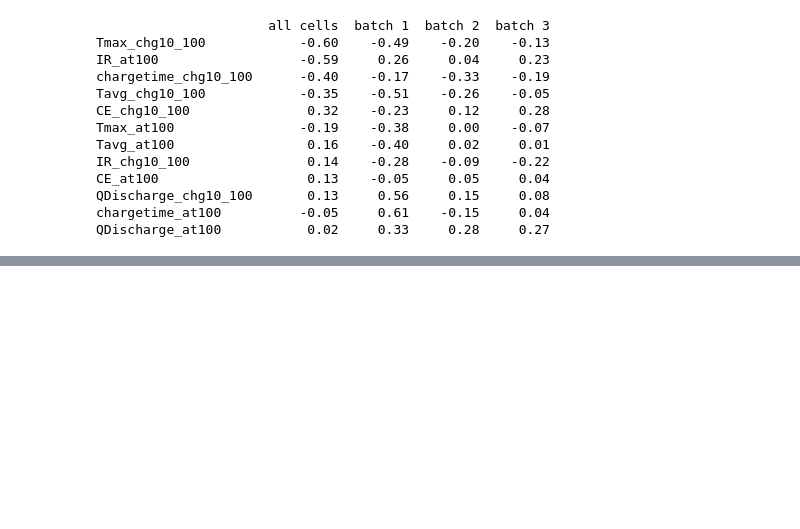
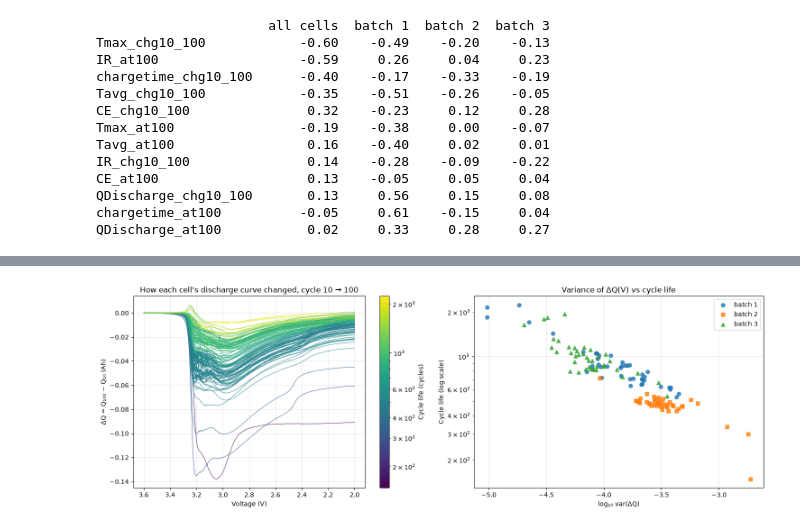
Before and after one commit to Jaiyeolacole/ChargeSense, a Jupyter notebook: model/EDA.ipynb, the cells around one changed output, grey strips where cells are left out. Saved outputs shown, nothing was run; the diff lists cells and outputs as text; code cells hidden in the pictures; blank space fills up the shorter version.

```diff
--- a/model/EDA.ipynb
+++ b/model/EDA.ipynb
@@ -236,6 +236,72 @@ QDischarge_chg10_100       0.13     0.56     0.15     0.08
 chargetime_at100          -0.05     0.61    -0.15     0.04
 QDischarge_at100           0.02     0.33     0.28     0.27
 # %%
-print(pd.read_csv("processed/cells_meta.csv").head())
-print(pd.read_csv("processed/early_features.csv").head())
+# ===================== Cell 6: ΔQ(V) features (cycle 100 − cycle 10) =====================
+from scipy.stats import spearmanr
+
+V = np.linspace(3.6, 2.0, 1000)    # Qdlin is Q(V) interpolated on this voltage grid (1000 points)
+J10, J100 = 9, 99                  # 0-based positions in the cycles array -> cycle 10 and cycle 100
+
+def get_qdlin(f, i, j):
+    """Discharge capacity as a function of voltage, Q(V), for cell i, cycle position j."""
+    cycles = f[f["batch"]["cycles"][i, 0]]
+    return np.array(f[cycles["Qdlin"][j, 0]]).ravel().astype(float)
+
+dq_rows, dq_curves = [], {}
+for _, r in cells.iterrows():
+    f = files[r.batch]
+    q10, q100 = get_qdlin(f, r.cell, J10), get_qdlin(f, r.cell, J100)
+
+    # sanity checks: right length, and not an empty/garbage cycle
+    if len(q10) != 1000 or len(q100) != 1000 or np.nanmax(q10) < 0.5 or np.nanmax(q100) < 0.5:
+        print(f"check {r.cell_id}: len {len(q10)}/{len(q100)}, max Q {np.nanmax(q10):.2f}/{np.nanmax(q100):.2f}")
+        continue
+
+    dq = q100 - q10                # ΔQ(V): how the discharge curve changed between cycle 10 and 100
+    dq_curves[r.cell_id] = dq
+    dq_rows.append({
+        "cell_id":    r.cell_id,
+        "log_var_dQ": np.log10(np.nanvar(dq)),          # how UNEVEN the change is along the voltage axis
+        "log_min_dQ": np.log10(abs(np.nanmin(dq))),     # deepest loss at any single voltage
+        "mean_dQ":    np.nanmean(dq),                   # average change ≈ overall capacity change
+    })
+
+DQ = pd.DataFrame(dq_rows)
+print(f"ΔQ features computed for {len(DQ)} of {len(cells)} cells")
+
+# ---------- join with the Cell 5 features and rebuild the Spearman table ----------
+F2 = F.merge(DQ, on="cell_id", how="inner")
+cols2 = cols + ["log_var_dQ", "log_min_dQ", "mean_dQ"]
+
+corr2 = pd.DataFrame({"all cells": F2[cols2].corrwith(F2.log_life, method="spearman")})
+for b in [1, 2, 3]:
+    sub = F2[F2.batch == b]
+    corr2[f"batch {b}"] = sub[cols2].corrwith(sub.log_life, method="spearman")
+
+print(corr2.round(2).sort_values("all cells", key=abs, ascending=False))
+F2.to_csv("processed/early_features_dq.csv", index=False)
+print("Saved processed/early_features_dq.csv")
+
+# ---------- plots ----------
+fig, ax = plt.subplots(1, 2, figsize=(15, 5.2))
+
+# (a) every cell's ΔQ(V) curve, coloured by cycle life (same colour scale as Cell 4)
+life = cells.set_index("cell_id").cycle_life
+for cid, dq in dq_curves.items():
+    ax[0].plot(V, dq, color=cmap(norm(life[cid])), lw=0.8, alpha=0.8)
+ax[0].invert_xaxis()
+ax[0].set(xlabel="Voltage (V)", ylabel="ΔQ = Q₁₀₀ − Q₁₀ (Ah)",
+          title="How each cell's discharge curve changed, cycle 10 → 100")
+ax[0].grid(alpha=0.3)
+fig.colorbar(ScalarMappable(norm, cmap), ax=ax[0], label="Cycle life (cycles)")
+
+# (b) the main feature against cycle life, by batch
+for b, m in zip([1, 2, 3], ["o", "s", "^"]):
+    s = F2[F2.batch == b]
+    ax[1].scatter(s.log_var_dQ, s.cycle_life, marker=m, alpha=0.8, label=f"batch {b}")
+ax[1].set_yscale("log")
+ax[1].set(xlabel="log₁₀ var(ΔQ)", ylabel="Cycle life (log scale)",
+          title="Variance of ΔQ(V) vs cycle life")
+ax[1].legend(); ax[1].grid(alpha=0.3)
+plt.tight_layout(); plt.show()
 # %% [output]
@@ -258,0 +326 @@ print(pd.read_csv("processed/early_features.csv").head())
+[figure, added]
```
Also changed, not shown: parts of 1 cell of this notebook, 1 other file.
